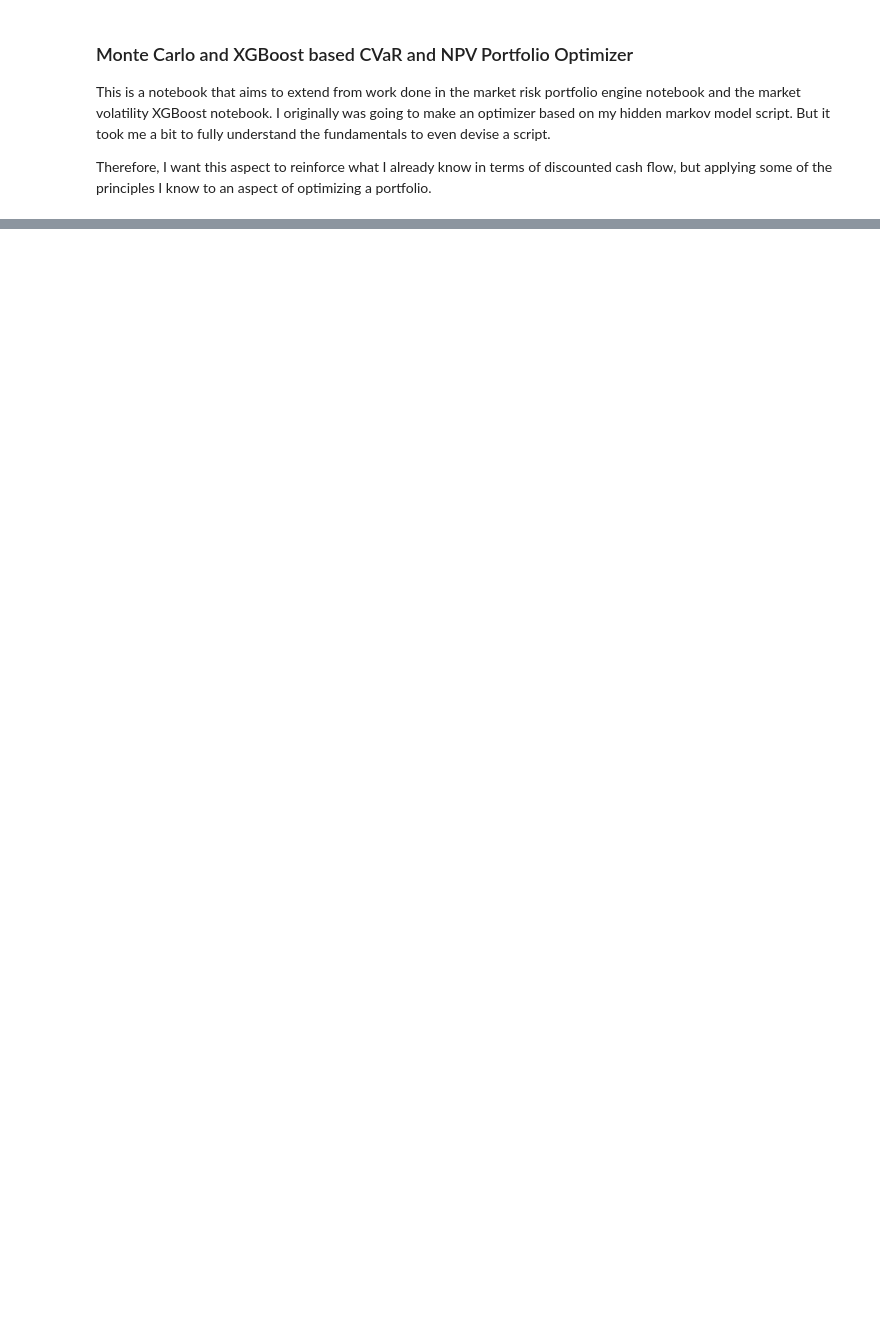
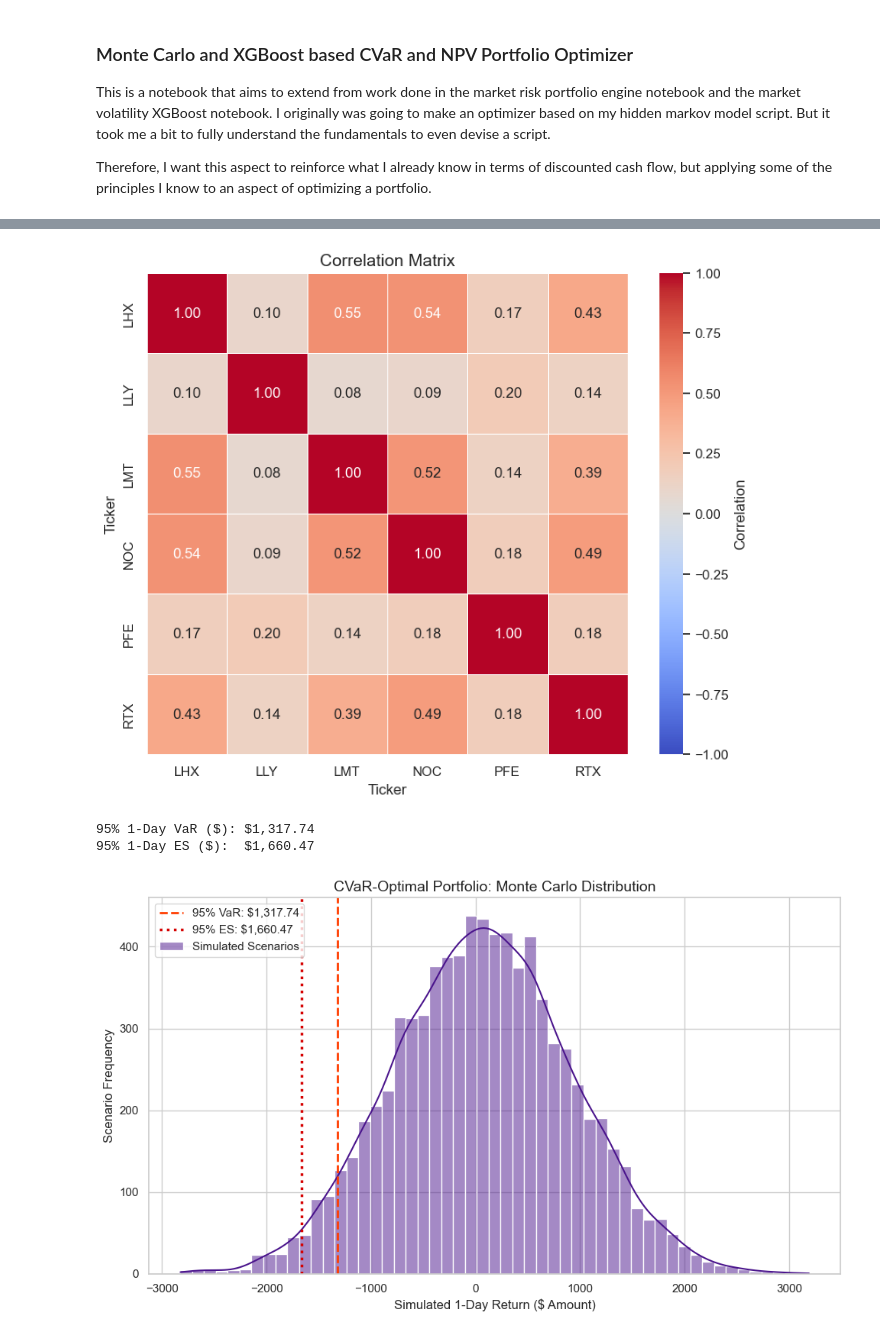
Before and after one commit to bekahaadams314/Market-Risk-Portfolio-Engine, a Jupyter notebook: market_portfolio_optimizer_using_monte_carlo.ipynb, the cells around one changed output, grey strips where cells are left out. Saved outputs shown, nothing was run; the diff lists cells and outputs as text; code cells hidden in the pictures; blank space fills up the shorter version.

```diff
--- a/market_portfolio_optimizer_using_monte_carlo.ipynb
+++ b/market_portfolio_optimizer_using_monte_carlo.ipynb
@@ -202,3 +212,61 @@ plt.show()
+# %%
+# Added later, but put before weight chart for explanation.
+# Portfolio's worst-case scenarios can earn a big weight even with unremarkable numbers
+# This is apparent with CVaR based optimization
+
+corr_df = returns.corr()
+
+plt.figure(figsize=(8, 6.5))
+sns.heatmap(
+    corr_df,
+    annot=True,
+    fmt='.2f',
+    cmap='coolwarm',
+    center=0,
+    vmin=-1,
+    vmax=1,
+    square=True,
+    linewidths=0.5,
+    cbar_kws={'label': 'Correlation'},
+)
+plt.title('Correlation Matrix', fontsize=14)
+plt.tight_layout()
+plt.show()
+
+initial_portfolio_value = 1e5
+num_simulations = int(num_scenarios)
+
+sim_returns = np.random.multivariate_normal(
+    mean_returns_annual / 252, cov_forecast / 252, size=num_simulations
+)
+sim_portfolio_returns = sim_returns @ cvar_weights
+sim_portfolio_dollar_losses = initial_portfolio_value * sim_portfolio_returns
+
+var_pct = np.percentile(sim_portfolio_returns, (1 - confidence_level) * 100)
+var_dollar = initial_portfolio_value * var_pct
+tail_losses = sim_portfolio_returns[sim_portfolio_returns <= var_pct]
+es_pct = tail_losses.mean()
+es_dollar = initial_portfolio_value * es_pct
+
+print(f'\n95% 1-Day VaR ($): ${abs(var_dollar):,.2f}')
+print(f'95% 1-Day ES ($):  ${abs(es_dollar):,.2f}')
+
+sns.set_theme(style='whitegrid')
+plt.figure(figsize=(10, 6))
+sns.histplot(sim_portfolio_dollar_losses, kde=True, color='#4A148C', label='Simulated Scenarios')
+plt.axvline(var_dollar, color='#FF3D00', linestyle='--', linewidth=2, label=f'95% VaR: ${abs(var_dollar):,.2f}')
+plt.axvline(es_dollar, color='#D50000', linestyle=':', linewidth=2.5, label=f'95% ES: ${abs(es_dollar):,.2f}')
+plt.title('CVaR-Optimal Portfolio: Monte Carlo Distribution', fontsize=14)
+plt.xlabel('Simulated 1-Day Return ($ Amount)')
+plt.ylabel('Scenario Frequency')
+plt.legend(loc='upper left')
+plt.tight_layout()
+plt.show()
+# %% [output]
+[figure, added]
+95% 1-Day VaR ($): $1,317.74
+95% 1-Day ES ($):  $1,660.47
+[figure, added]
 # %%
 # Note how it is higher than the VaR and ES, which was VaR ($1,909)
 # and ES ($2,402.19) Last we do a NPV comparison
```
Also changed, not shown: parts of 11 cells of this notebook.
